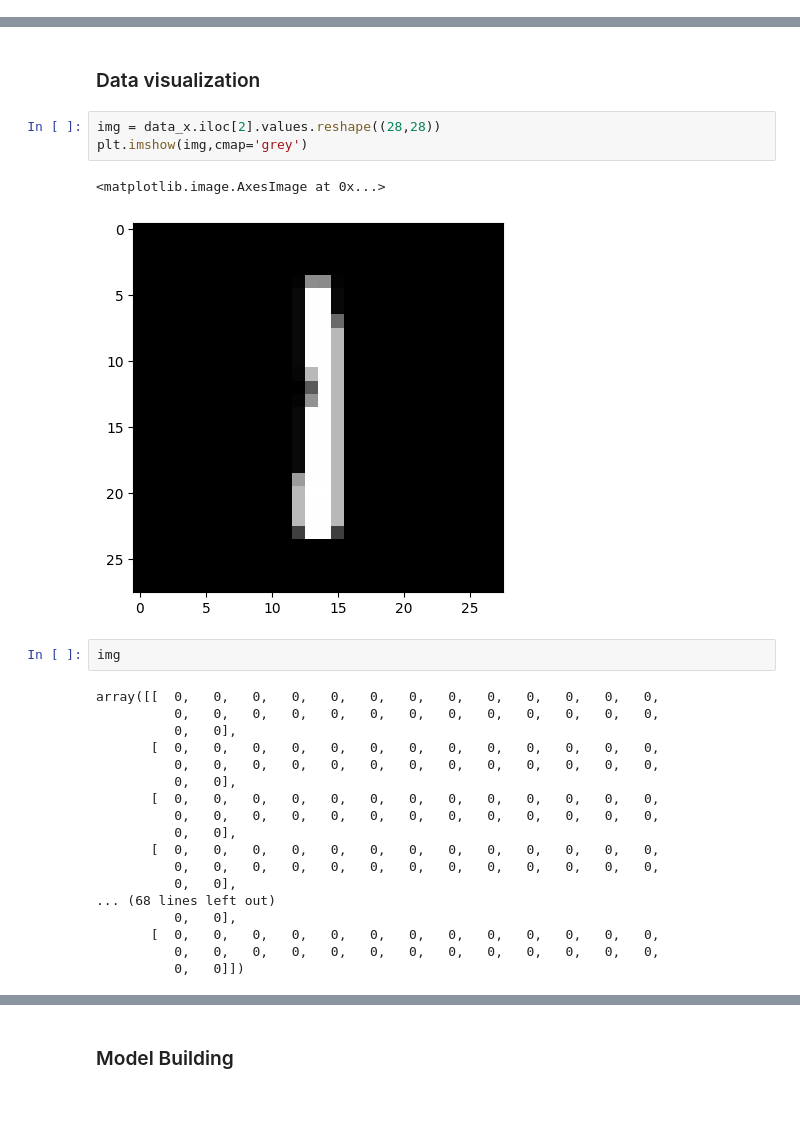
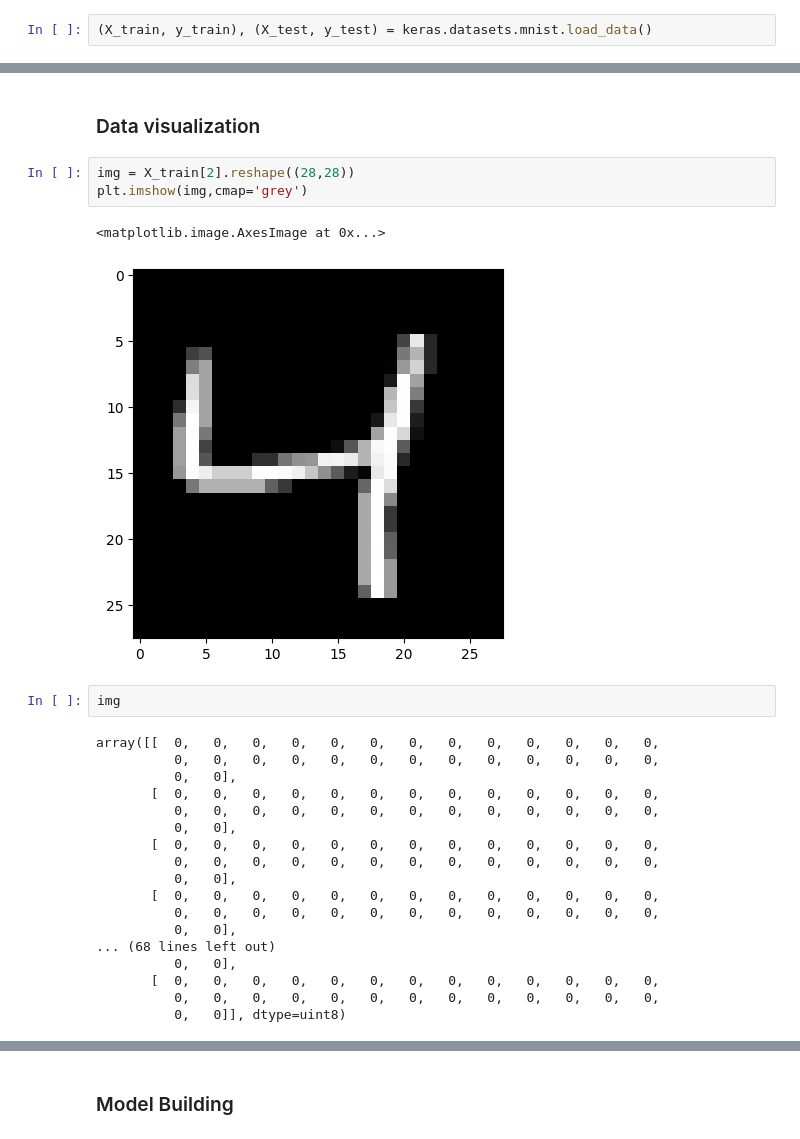
Before and after one commit to sharabhsinghi/ml-crash-course, a Jupyter notebook: ml/MNIST_keras.ipynb, the cells around one changed output, grey strips where cells are left out. Saved outputs shown, nothing was run; the diff lists cells and outputs as text; blank space fills up the shorter version.

```diff
--- a/ml/MNIST_keras.ipynb
+++ b/ml/MNIST_keras.ipynb
@@ -57,0 +13,2 @@ data_x[['pixel258', 'pixel252']].describe()
+# %%
+(X_train, y_train), (X_test, y_test) = keras.datasets.mnist.load_data()
@@ -58,11 +35,11 @@ data_x[['pixel258', 'pixel252']].describe()
 # %% [markdown]
 ### Data visualization
 # %%
-img = data_x.iloc[2].values.reshape((28,28))
+img = X_train[2].reshape((28,28))
 plt.imshow(img,cmap='grey')
 # %% [output]
 <matplotlib.image.AxesImage at 0x...>
-[figure, old version]
+[figure, new version]
 # %%
 img
 # %% [output]
@@ -82,5 +59,5 @@ array([[  0,   0,   0,   0,   0,   0,   0,   0,   0,   0,   0,   0,   0,
           0,   0],
        [  0,   0,   0,   0,   0,   0,   0,   0,   0,   0,   0,   0,   0,
           0,   0,   0,   0,   0,   0,   0,   0,   0,   0,   0,   0,   0,
-          0,   0]])
+          0,   0]], dtype=uint8)
 # %%
```
Also changed, not shown: parts of 17 cells of this notebook, 2 other files.
